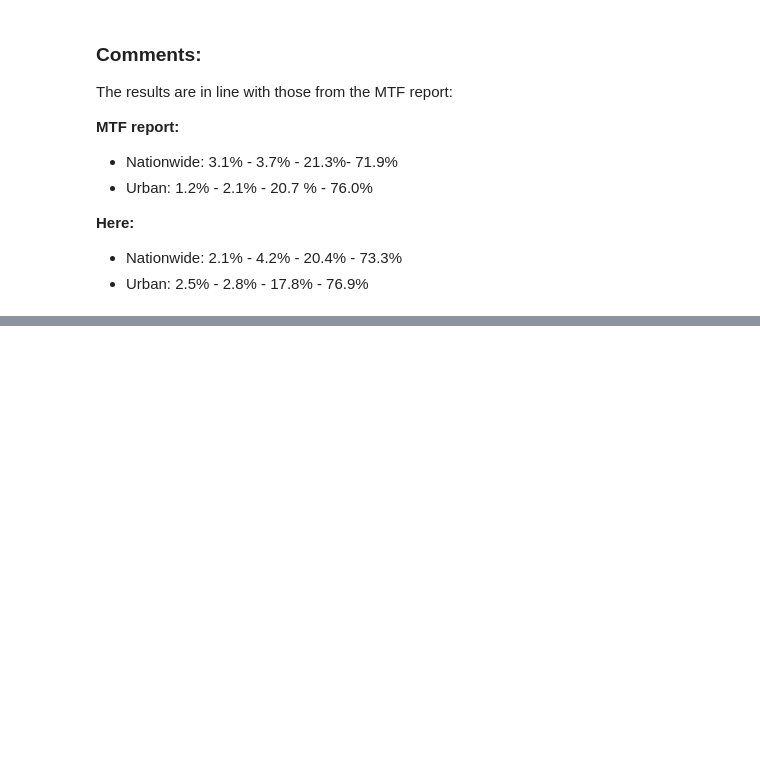
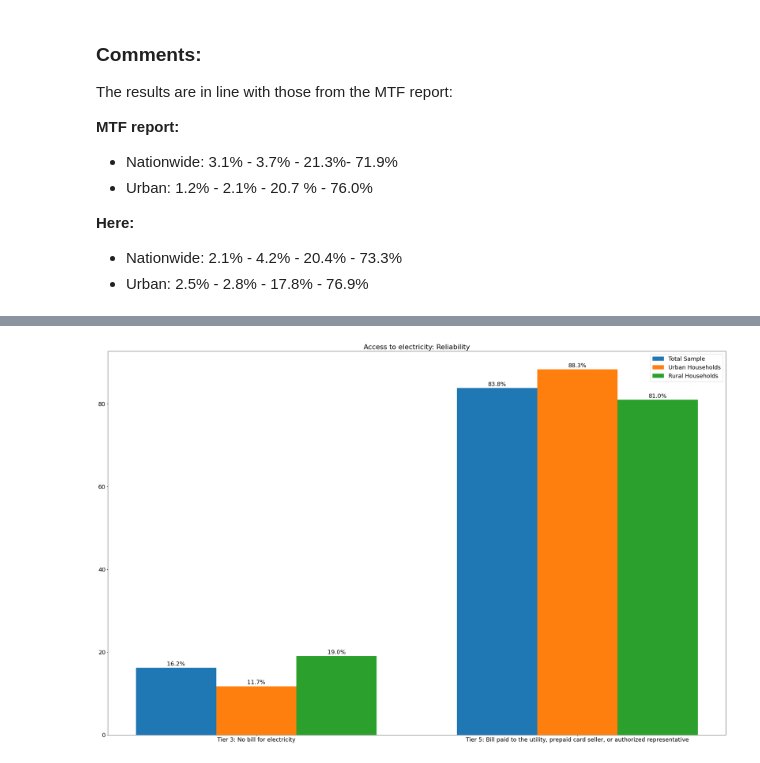
Before and after one commit to alfonsocaiazzo/esmap-mtf-data, a Jupyter notebook: mtf-book/rwanda/mtf_electricity.ipynb, the cells around one changed output, grey strips where cells are left out. Saved outputs shown, nothing was run; the diff lists cells and outputs as text; code cells hidden in the pictures; blank space fills up the shorter version.

```diff
--- a/mtf-book/rwanda/mtf_electricity.ipynb
+++ b/mtf-book/rwanda/mtf_electricity.ipynb
@@ -237,0 +343,31 @@ The results are in line with those from the MTF report:
+# %%
+E_Formality_tier = []
+
+
+for index,row in main.iterrows():
+
+    # We first compute the relevant value depending on the main source, then we
+    # check the corresponding tier (this second part can be done source-independently)
+    if row[main_source_question]==1:
+        val = row[question_formality["National Grid"]]
+    elif row[main_source_question]==2:
+        val = row[question_formality["Local Mini Grid"]]
+    else:
+        val = np.nan
+
+
+    ###########################################################################
+    # TIER COMPUTATION
+    ###########################################################################
+    # number of interruptions
+    if val == 111:
+        E_Formality_tier.append(3)
+    elif val == np.nan:
+        E_Formality_tier.append(np.nan)
+    else:
+        E_Formality_tier.append(5)
+
+
+main['E_Formality_tier'] = E_Formality_tier
+
+main['E_Formality_tier']
@@ -237,0 +387,7 @@ The results are in line with those from the MTF report:
+# %%
+df = main
+labels = ['Tier 3: No bill for electricity', 'Tier 5: Bill paid to the utility, prepaid card seller, or authorized representative' ]
+values = [3,5]
+plot_tier_distribution(df,'E_Reliability',values,labels,title='Access to electricity: Reliability')
+# %% [output]
+[figure, added]
```
Also changed, not shown: parts of 9 cells of this notebook.
